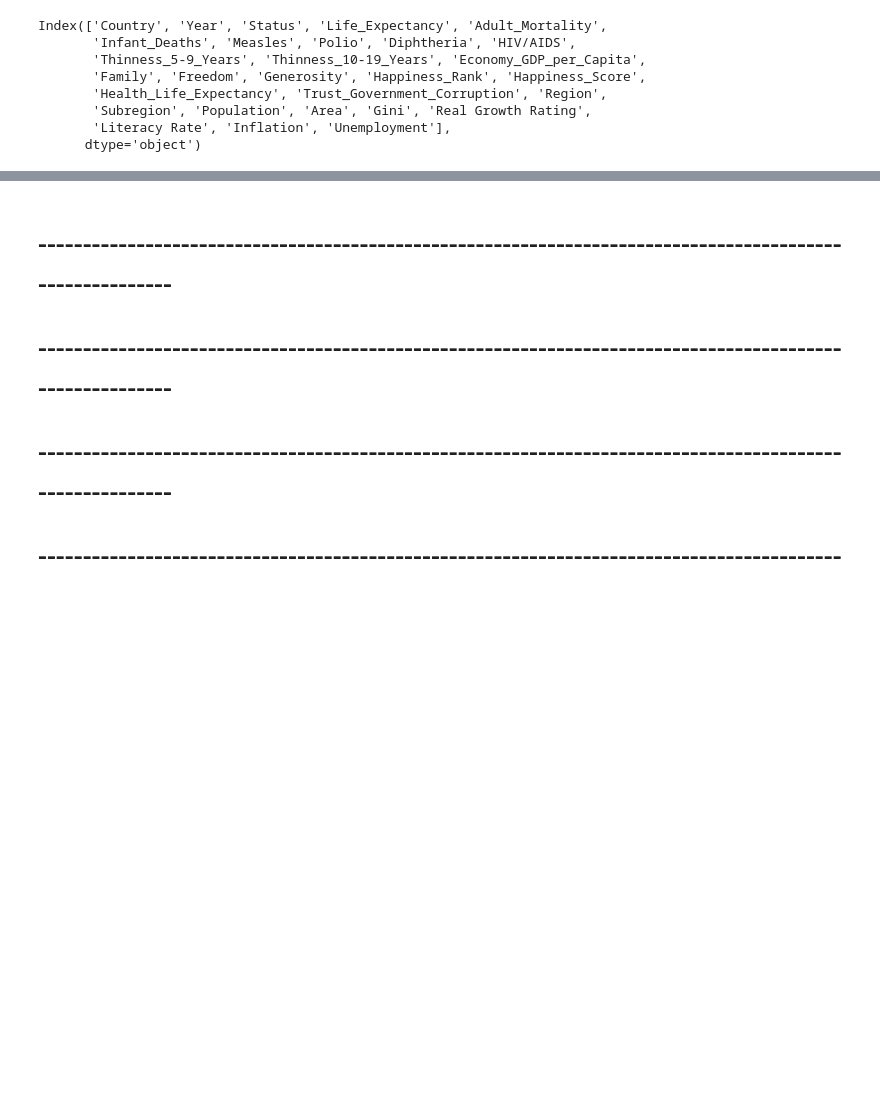
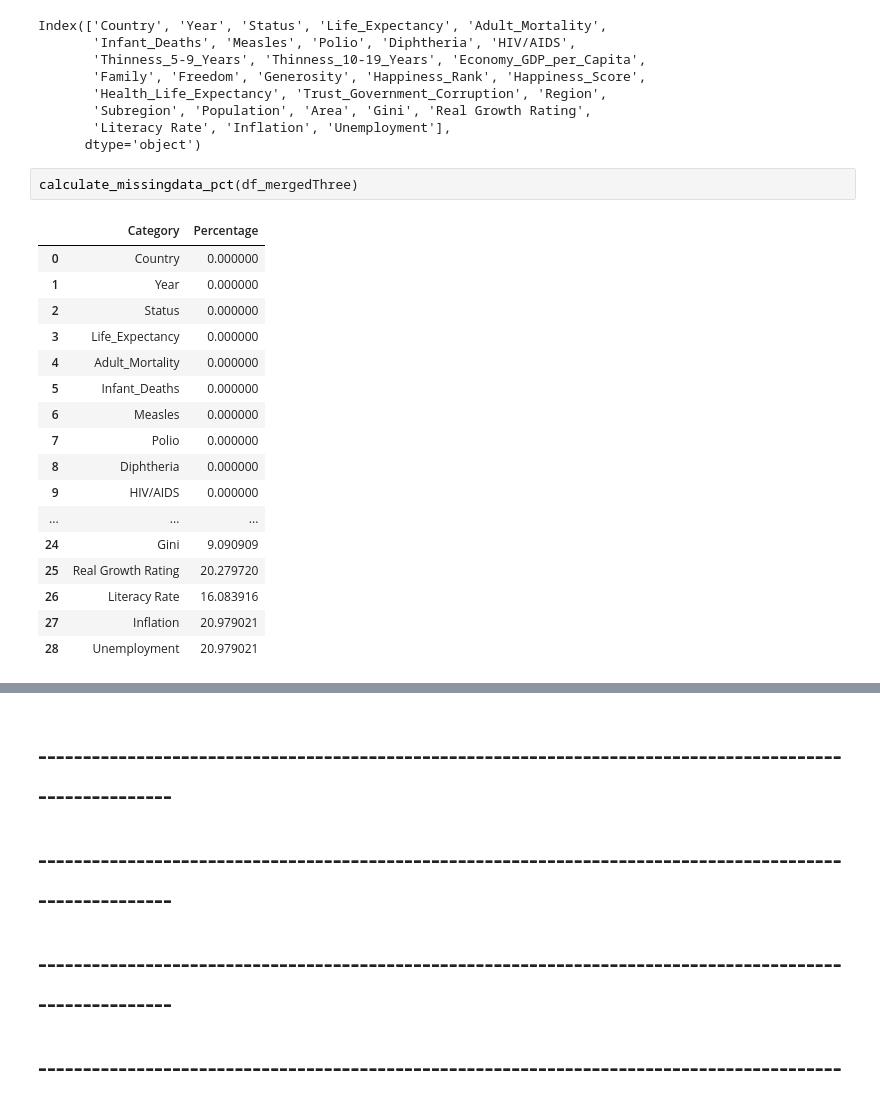
Before and after one commit to gskhaled/data-engineering-project, a Jupyter notebook: project.ipynb, the cells around one changed output, grey strips where cells are left out. Drawn from its saved outputs; the diff is of its cells as text; blank space fills up the shorter version.

```diff
--- a/project.ipynb
+++ b/project.ipynb
@@ -1128,3 +1128,23 @@ Index(['Country', 'Year', 'Status', 'Life_Expectancy', 'Adult_Mortality',
        'Subregion', 'Population', 'Area', 'Gini', 'Real Growth Rating',
        'Literacy Rate', 'Inflation', 'Unemployment'],
       dtype='object')
+# %%
+calculate_missingdata_pct(df_mergedThree)
+# %% [output]
+|  | Category | Percentage |
+| 0 | Country | 0.000000 |
+| 1 | Year | 0.000000 |
+| 2 | Status | 0.000000 |
+| 3 | Life_Expectancy | 0.000000 |
+| 4 | Adult_Mortality | 0.000000 |
+| 5 | Infant_Deaths | 0.000000 |
+| 6 | Measles | 0.000000 |
+| 7 | Polio | 0.000000 |
+| 8 | Diphtheria | 0.000000 |
+| 9 | HIV/AIDS | 0.000000 |
+| ... | ... | ... |
+| 24 | Gini | 9.090909 |
+| 25 | Real Growth Rating | 20.279720 |
+| 26 | Literacy Rate | 16.083916 |
+| 27 | Inflation | 20.979021 |
+| 28 | Unemployment | 20.979021 |
```
Also changed, not shown: parts of 4 cells of this notebook.
